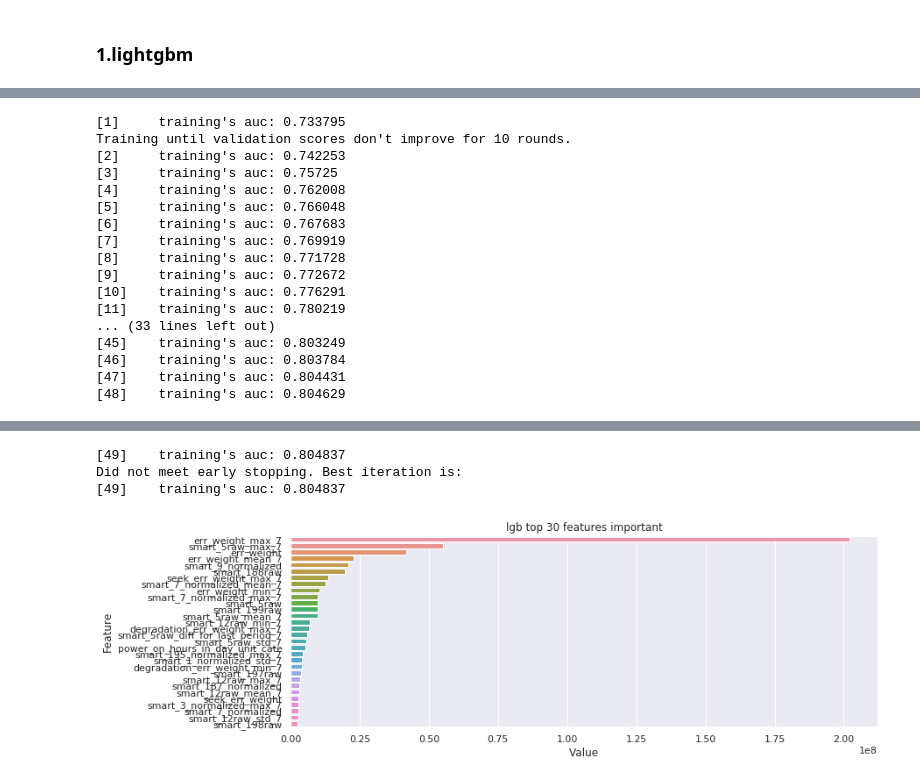
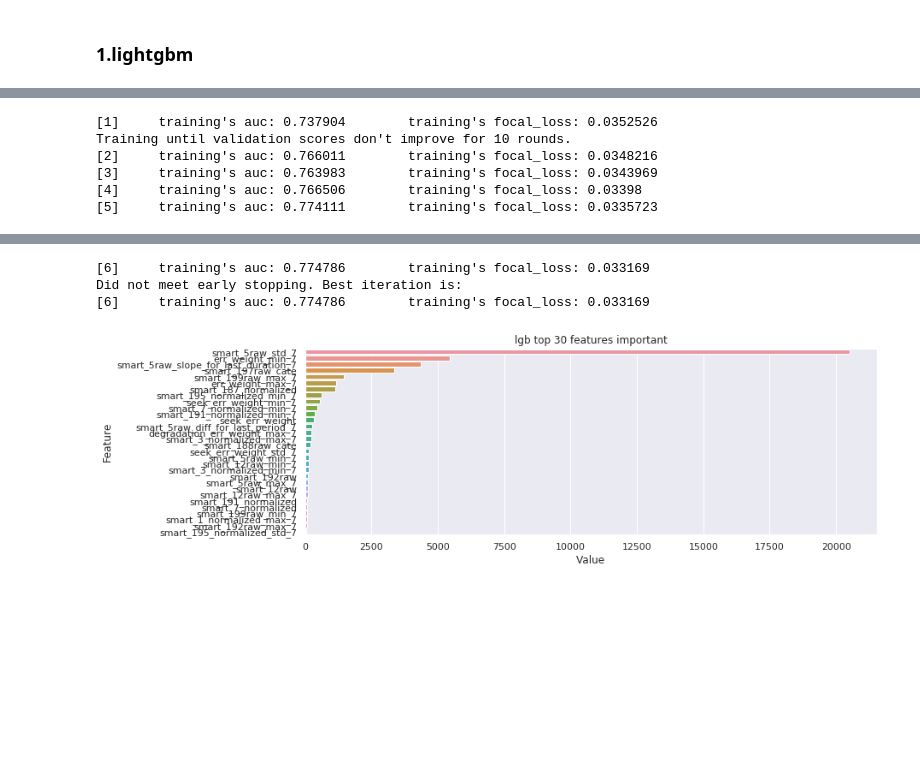
Before and after one commit to DevinWang23/tianchi_ai_ops_2020, a Jupyter notebook: jupyter_notebook/train.ipynb, the cells around one changed output, grey strips where cells are left out. Drawn from its saved outputs; the diff is of its cells as text; code cells hidden in the pictures; blank space fills up the shorter version.

```diff
--- a/jupyter_notebook/train.ipynb
+++ b/jupyter_notebook/train.ipynb
@@ -172,3 +131,18 @@ drop_cols = []
+# %%
+# drop_cols = [
+#     'power_on_hours_in_day_unit_cate',
+#     'smart_9raw',
+#     'smart_187_normalized_max_7',
+#      'smart_187_normalized_min_7',
+#     'smart_187_normalized_diff_for_last_period_7',
+#     'smart_187_normalized_std_7',
+# #     'smart_9_normalized'
+# ]
+drop_cols = [
+    'power_on_hours_in_day_unit_cate',
+    'smart_9raw',
+#     'smart_9_normalized'
+]
 # %%
 # tune params
 search_params_space = {
@@ -520,28 +464,27 @@ ValueError: too many values to unpack (expected 2)
 # %%
 # train
-model_params = {
-                'objective': 'binary',
-                'boosting': 'gbdt',
-                'learning_rate': 0.001,
-                'metric': ['auc'],
-                'num_threads': 15,
-                'random_state': 2019,
-                'num_boost_round': 49,
-                'device': 'cpu',
-                'scale_pos_weight': 50,
-                'num_leaves': 16,
-                'subsample': 0.8310758942448504,
-               'colsample_bytree': 0.5487172220102743,
-               'min_data_in_leaf': 100,
-              'lambda_l1': 3.2344391426444883,
-              'lambda_l2': 0.9849478871003188}
-
+model_params = {'objective': 'binary',
+'boosting': 'gbdt',
+ 'learning_rate': 0.01,
+ 'num_leaves': 16,
+ 'metric': ['auc'],
+ 'subsample': 0.7,
+ 'colsample_bytree': 0.30000000000000004,
+ 'num_threads': 15,
+  'lambda_l2': 1.6554674976661803,
+  'lambda_l1': 0.33202583076253445,
+  'random_state': 2019,
+  'min_data_in_leaf': 20,
+  'num_boost_round': 6,
+  'device': 'cpu',
+  'focal_loss_alpha': 0.9,
+  'focal_loss_gamma': 1.0}
 
 params = {
     'is_eval':False,
     'model_params': model_params,
     'model_name': 'lgb',
-    'fe_filename':  'sample_by_power_on_hours_0.3_fe_df_01_01_round_2_with_smart_9raw.feather',
+    'fe_filename':  'sample_by_power_on_hours_0.3_fe_df_01_01_round_2_submissionv1.1.feather',
     'use_sampling': False,
 #     'train_sample_ratio':0.4,
 #     'save_sample_data':False,
@@ -552,8 +495,8 @@ params = {
     'drop_cols': drop_cols,
     'train_on_model_id':None,
     'use_log': False,
+    'use_2017_fault_data':True,
     'use_next_month_fault_data':True,
-    'use_2017_fault_data':True,
     'next_month_start_date':'2018-06-01',
     'next_month_end_date':'2018-06-30',
     'train_start_date': '2018-01-01',
@@ -573,17 +516,6 @@ model = train(**params)
-[1]     training's auc: 0.733795
+[1]     training's auc: 0.737904        training's focal_loss: 0.0352526
 Training until validation scores don't improve for 10 rounds.
-[2]     training's auc: 0.742253
-[3]     training's auc: 0.75725
-[4]     training's auc: 0.762008
-[5]     training's auc: 0.766048
-[6]     training's auc: 0.767683
-[7]     training's auc: 0.769919
-[8]     training's auc: 0.771728
-[9]     training's auc: 0.772672
-[10]    training's auc: 0.776291
-[11]    training's auc: 0.780219
-... (33 lines left out)
-[45]    training's auc: 0.803249
-[46]    training's auc: 0.803784
-[47]    training's auc: 0.804431
-[48]    training's auc: 0.804629
+[2]     training's auc: 0.766011        training's focal_loss: 0.0348216
+[3]     training's auc: 0.763983        training's focal_loss: 0.0343969
+[4]     training's auc: 0.766506        training's focal_loss: 0.03398
+[5]     training's auc: 0.774111        training's focal_loss: 0.0335723
@@ -607,4 +539,4 @@ Training until validation scores don't improve for 10 rounds.
-[49]    training's auc: 0.804837
+[6]     training's auc: 0.774786        training's focal_loss: 0.033169
 Did not meet early stopping. Best iteration is:
-[49]    training's auc: 0.804837
+[6]     training's auc: 0.774786        training's focal_loss: 0.033169
-[figure, old version]
+[figure, new version]
```
Also changed, not shown: parts of 11 cells of this notebook, 16 other files.
